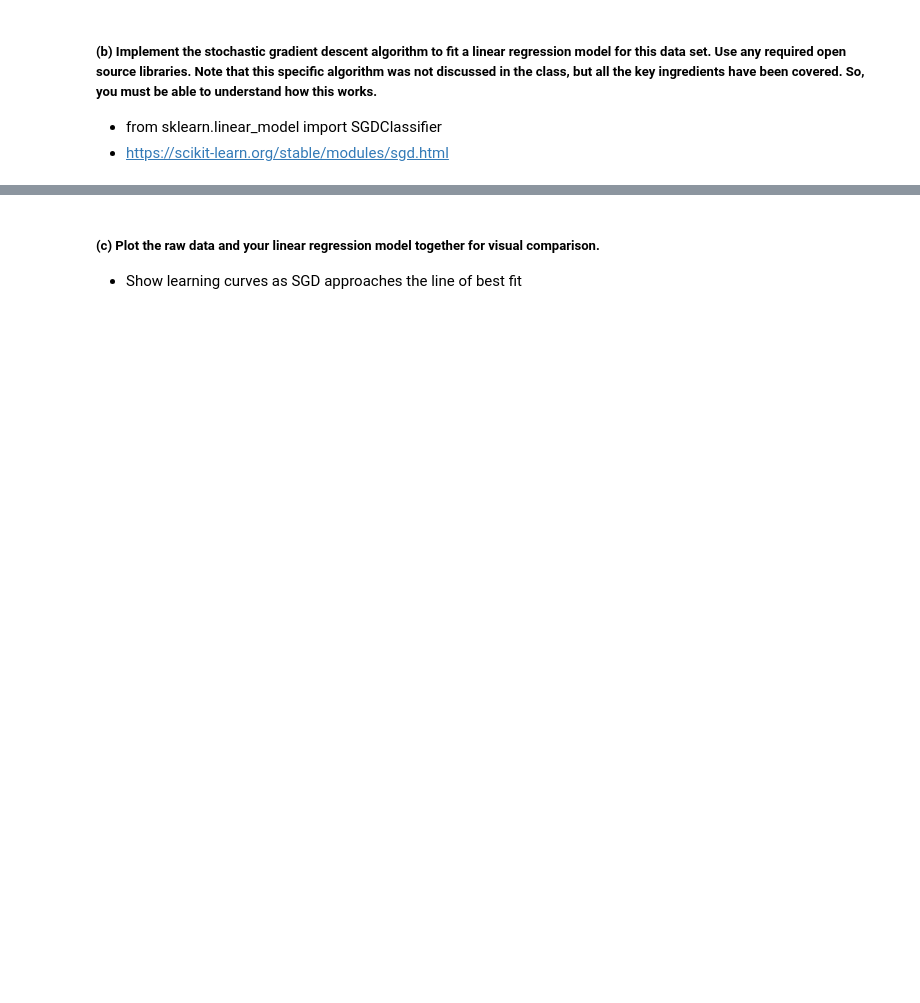
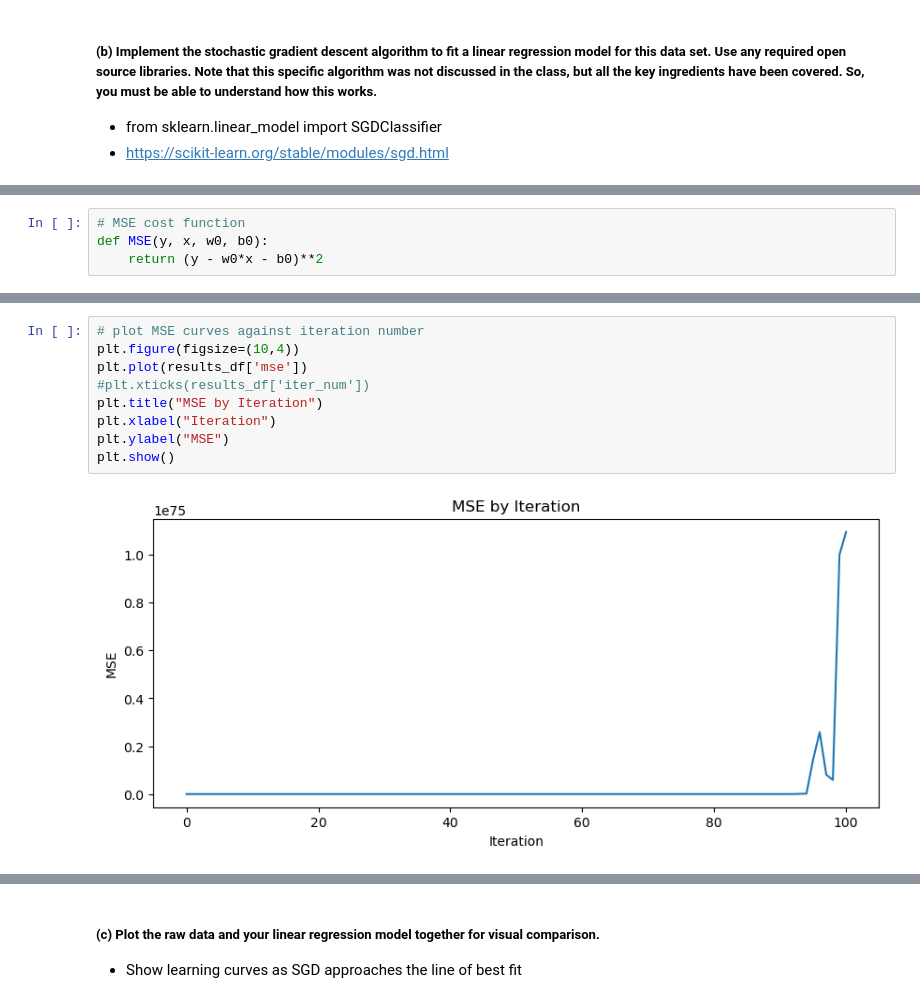
Before and after one commit to AhmadShah-1/BigDataAnalytics, a Jupyter notebook: Chris/midterm2.ipynb, the cells around one changed output, grey strips where cells are left out. Saved outputs shown, nothing was run; the diff lists cells and outputs as text; blank space fills up the shorter version.

```diff
--- a/Chris/midterm2.ipynb
+++ b/Chris/midterm2.ipynb
@@ -250,0 +242,4 @@ data['y_preds'] = y_preds
+# %%
+# MSE cost function
+def MSE(y, x, w0, b0):
+    return (y - w0*x - b0)**2
@@ -250,0 +331,11 @@ data['y_preds'] = y_preds
+# %%
+# plot MSE curves against iteration number
+plt.figure(figsize=(10,4))
+plt.plot(results_df['mse'])
+#plt.xticks(results_df['iter_num'])
+plt.title("MSE by Iteration")
+plt.xlabel("Iteration")
+plt.ylabel("MSE")
+plt.show()
+# %% [output]
+[figure, added]
```
Also changed, not shown: parts of 27 cells of this notebook.
